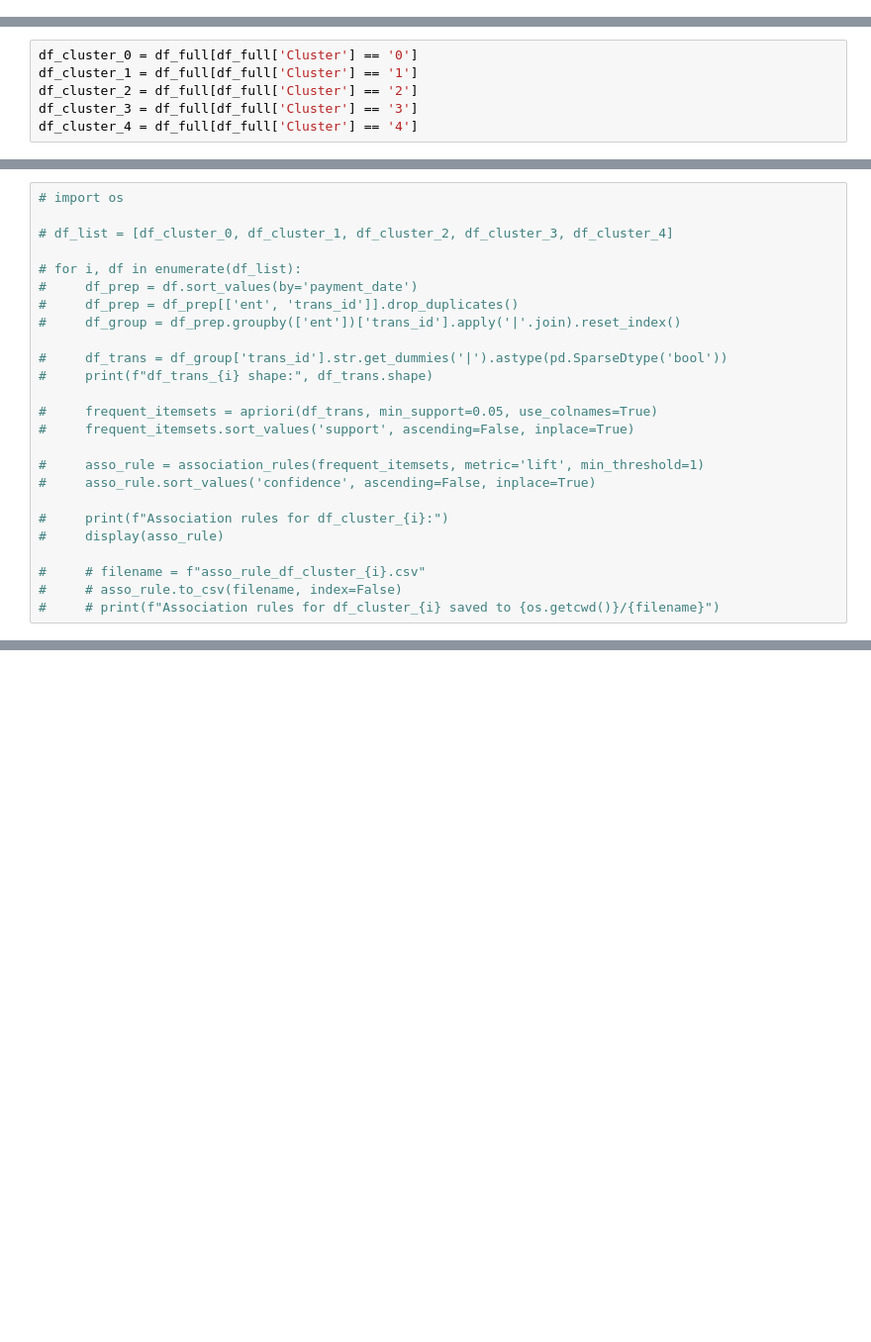
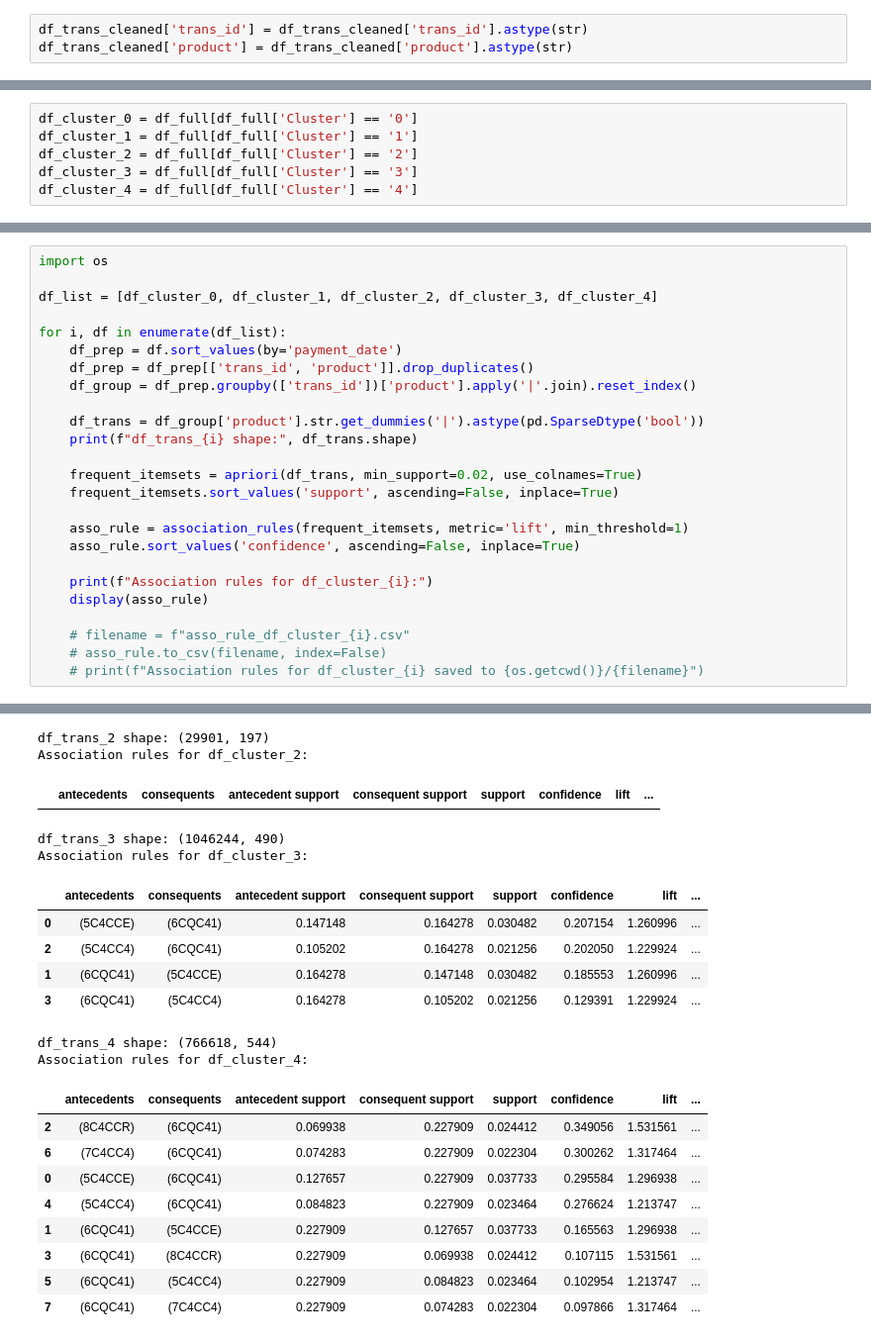
Before and after one commit to terjirapat/MADT8101-Customer-Analytics, a Jupyter notebook: Workshop 5 - Segmentation/main.ipynb, the cells around one changed output, grey strips where cells are left out. Shown at 99% size. Cells and saved outputs as stored; diff of their text form; blank space fills up the shorter version.

Commit message:
edit apriori

```diff
--- a/Workshop 5 - Segmentation/main.ipynb
+++ b/Workshop 5 - Segmentation/main.ipynb
@@ -537,2 +538,5 @@ df_trans_cleaned.head(3)
+# %%
+df_trans_cleaned['trans_id'] = df_trans_cleaned['trans_id'].astype(str)
+df_trans_cleaned['product'] = df_trans_cleaned['product'].astype(str)
 # %%
 df_full = df_trans_cleaned.merge(df_clus[['ent', 'Cluster']], on='ent', how='left')
@@ -545,25 +578,26 @@ df_cluster_4 = df_full[df_full['Cluster'] == '4']
 # %%
-# import os
+import os
 
-# df_list = [df_cluster_0, df_cluster_1, df_cluster_2, df_cluster_3, df_cluster_4]
+df_list = [df_cluster_0, df_cluster_1, df_cluster_2, df_cluster_3, df_cluster_4]
 
-# for i, df in enumerate(df_list):
-#     df_prep = df.sort_values(by='payment_date')
-#     df_prep = df_prep[['ent', 'trans_id']].drop_duplicates()
-#     df_group = df_prep.groupby(['ent'])['trans_id'].apply('|'.join).reset_index()
+for i, df in enumerate(df_list):
+    df_prep = df.sort_values(by='payment_date')
+    df_prep = df_prep[['trans_id', 'product']].drop_duplicates()
+    df_group = df_prep.groupby(['trans_id'])['product'].apply('|'.join).reset_index()
 
-#     df_trans = df_group['trans_id'].str.get_dummies('|').astype(pd.SparseDtype('bool'))
-#     print(f"df_trans_{i} shape:", df_trans.shape)
+    df_trans = df_group['product'].str.get_dummies('|').astype(pd.SparseDtype('bool'))
+    print(f"df_trans_{i} shape:", df_trans.shape)
 
-#     frequent_itemsets = apriori(df_trans, min_support=0.05, use_colnames=True)
-#     frequent_itemsets.sort_values('support', ascending=False, inplace=True)
+    frequent_itemsets = apriori(df_trans, min_support=0.02, use_colnames=True)
+    frequent_itemsets.sort_values('support', ascending=False, inplace=True)
 
-#     asso_rule = association_rules(frequent_itemsets, metric='lift', min_threshold=1)
-#     asso_rule.sort_values('confidence', ascending=False, inplace=True)
+    asso_rule = association_rules(frequent_itemsets, metric='lift', min_threshold=1)
+    asso_rule.sort_values('confidence', ascending=False, inplace=True)
 
-#     print(f"Association rules for df_cluster_{i}:")
-#     display(asso_rule)
+    print(f"Association rules for df_cluster_{i}:")
+    display(asso_rule)
 
-#     # filename = f"asso_rule_df_cluster_{i}.csv"
-#     # asso_rule.to_csv(filename, index=False)
-#     # print(f"Association rules for df_cluster_{i} saved to {os.getcwd()}/{filename}")
+    # filename = f"asso_rule_df_cluster_{i}.csv"
+    # asso_rule.to_csv(filename, index=False)
+    # print(f"Association rules for df_cluster_{i} saved to {os.getcwd()}/{filename}")
+# %% [output]
@@ -569,0 +620,21 @@ df_cluster_4 = df_full[df_full['Cluster'] == '4']
+df_trans_2 shape: (29901, 197)
+Association rules for df_cluster_2:
+|  | antecedents | consequents | antecedent support | consequent support | support | confidence | lift | ... |
+df_trans_3 shape: (1046244, 490)
+Association rules for df_cluster_3:
+|  | antecedents | consequents | antecedent support | consequent support | support | confidence | lift | ... |
+| 0 | (5C4CCE) | (6CQC41) | 0.147148 | 0.164278 | 0.030482 | 0.207154 | 1.260996 | ... |
+| 2 | (5C4CC4) | (6CQC41) | 0.105202 | 0.164278 | 0.021256 | 0.202050 | 1.229924 | ... |
+| 1 | (6CQC41) | (5C4CCE) | 0.164278 | 0.147148 | 0.030482 | 0.185553 | 1.260996 | ... |
+| 3 | (6CQC41) | (5C4CC4) | 0.164278 | 0.105202 | 0.021256 | 0.129391 | 1.229924 | ... |
+df_trans_4 shape: (766618, 544)
+Association rules for df_cluster_4:
+|  | antecedents | consequents | antecedent support | consequent support | support | confidence | lift | ... |
+| 2 | (8C4CCR) | (6CQC41) | 0.069938 | 0.227909 | 0.024412 | 0.349056 | 1.531561 | ... |
+| 6 | (7C4CC4) | (6CQC41) | 0.074283 | 0.227909 | 0.022304 | 0.300262 | 1.317464 | ... |
+| 0 | (5C4CCE) | (6CQC41) | 0.127657 | 0.227909 | 0.037733 | 0.295584 | 1.296938 | ... |
+| 4 | (5C4CC4) | (6CQC41) | 0.084823 | 0.227909 | 0.023464 | 0.276624 | 1.213747 | ... |
+| 1 | (6CQC41) | (5C4CCE) | 0.227909 | 0.127657 | 0.037733 | 0.165563 | 1.296938 | ... |
+| 3 | (6CQC41) | (8C4CCR) | 0.227909 | 0.069938 | 0.024412 | 0.107115 | 1.531561 | ... |
+| 5 | (6CQC41) | (5C4CC4) | 0.227909 | 0.084823 | 0.023464 | 0.102954 | 1.213747 | ... |
+| 7 | (6CQC41) | (7C4CC4) | 0.227909 | 0.074283 | 0.022304 | 0.097866 | 1.317464 | ... |
```
Also changed, not shown: parts of 11 cells of this notebook.
